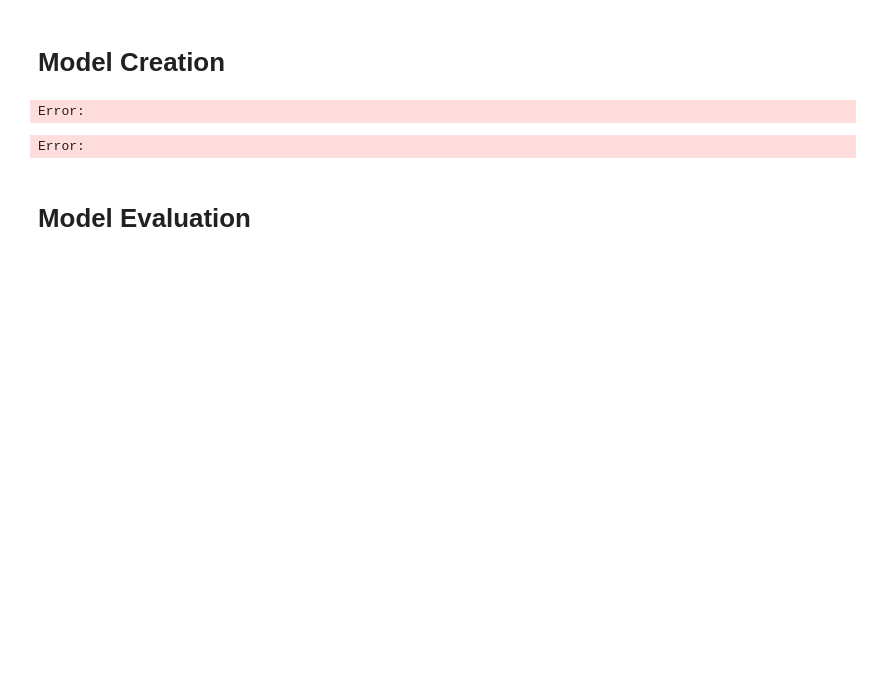
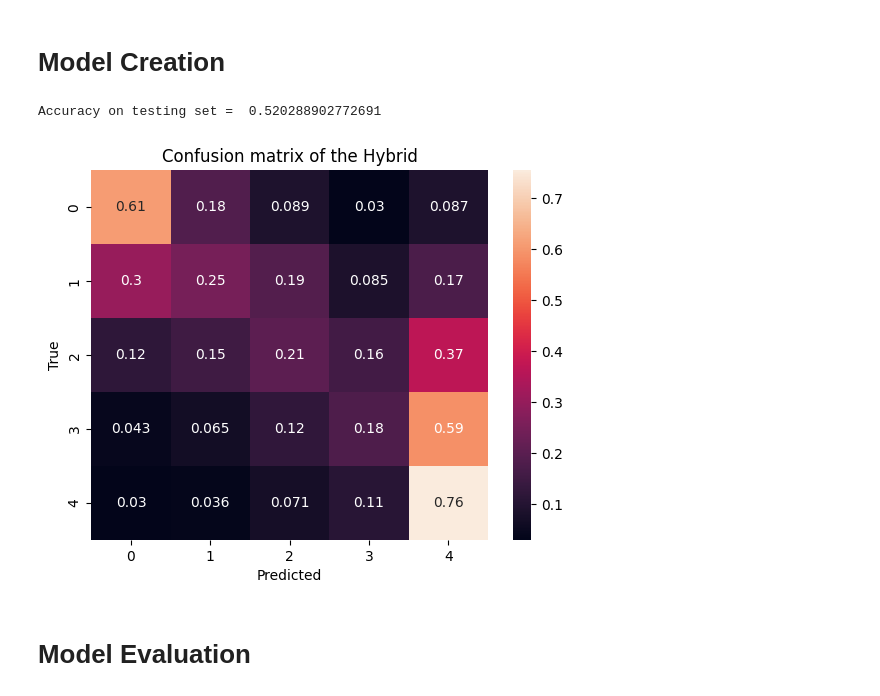
Before and after one commit to blankwatermelon/kenney02-cs506midterm, a Jupyter notebook: starter_code.ipynb, the cells around one changed output. Saved outputs shown, nothing was run; the diff lists cells and outputs as text; code cells hidden in the pictures; blank space fills up the shorter version.

```diff
--- a/starter_code.ipynb
+++ b/starter_code.ipynb
@@ -245,9 +232,0 @@ print(f"The best k value is: {best_k} with accuracy {max(scores):.2f}")
-# %%
-# Learn the model
-model = KNeighborsClassifier(n_neighbors=100).fit(X_train_scaled, Y_train)
-
-# Predict the score using the model
-Y_test_predictions = model.predict(X_test_scaled)
-# %% [output]
-Error:
-Error:
@@ -254,3 +244,52 @@ Error:
+# %%
+from sklearn.neighbors import KNeighborsClassifier
+from sklearn.linear_model import LogisticRegression
+
+# Step 1: Create binary labels for KNN (5-star = 1, not 5-star = 0)
+Y_train_binary = Y_train.apply(lambda x: 1 if x == 5 else 0)
+Y_test_binary = Y_test.apply(lambda x: 1 if x == 5 else 0)
+
+# Step 2: Train KNN to identify 5-star reviews
+knn_model = KNeighborsClassifier(n_neighbors=50)
+knn_model.fit(X_train_scaled, Y_train_binary)
+
+# Step 3: Train Logistic Regression for 0-4 stars on non-5-star data
+# Filter data to exclude 5-star reviews
+X_train_non_5 = X_train_scaled[Y_train != 5]
+Y_train_non_5 = Y_train[Y_train != 5]
+X_test_non_5 = X_test_scaled[Y_test != 5]
+Y_test_non_5 = Y_test[Y_test != 5]
+
+logistic_model = LogisticRegression(class_weight='balanced', C=0.1, max_iter=1000, random_state=42)
+logistic_model.fit(X_train_non_5, Y_train_non_5)
+
+# Step 4: Make predictions
+def hybrid_predict(X):
+    # First, use KNN to predict if the review is 5 stars
+    knn_pred = knn_model.predict(X)
+
+    # For reviews not classified as 5-star, use Logistic Regression
+    logistic_pred = logistic_model.predict(X)
+
+    # Combine predictions: if KNN predicts 5-star, use that; otherwise, use Logistic Regression prediction
+    final_pred = [5 if knn == 1 else log for knn, log in zip(knn_pred, logistic_pred)]
+    return final_pred
+
+# Get predictions on test data
+Y_test_predictions = hybrid_predict(X_test_scaled)
+
+print("Accuracy on testing set = ", accuracy_score(Y_test, Y_test_predictions))
+
+# Plot a confusion matrix
+cm = confusion_matrix(Y_test, Y_test_predictions, normalize='true')
+sns.heatmap(cm, annot=True)
+plt.title('Confusion matrix of the Hybrid')
+plt.xlabel('Predicted')
+plt.ylabel('True')
+plt.show()
+# %% [output]
+Accuracy on testing set =  0.520288902772691
+[figure, added]
 # %% [markdown]
 # Model Evaluation
 # %%
```
Also changed, not shown: parts of 12 cells of this notebook.
